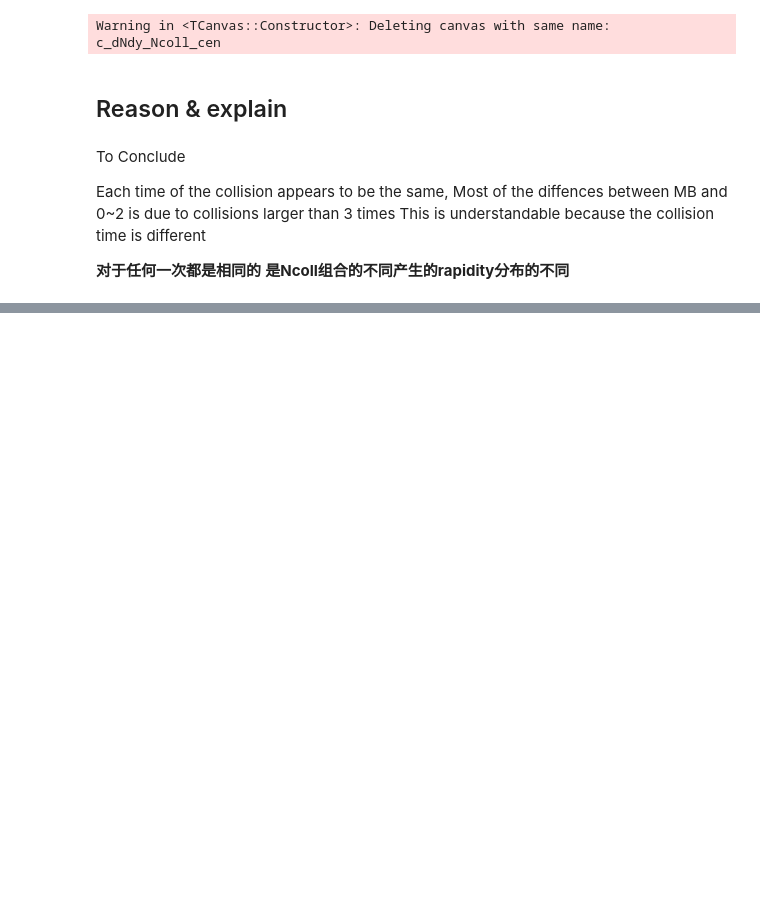
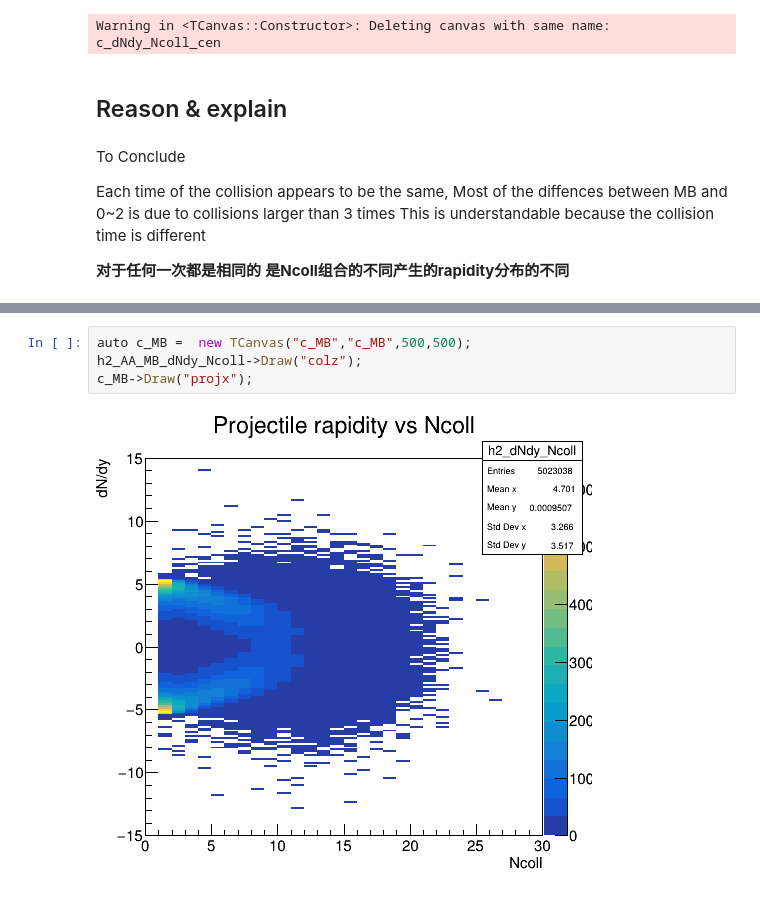
Before and after one commit to Castersorium/runglauber_BT, a Jupyter notebook: BT/JupyNotes/DrawHist_AA_Cpp.ipynb, the cells around one changed output, grey strips where cells are left out. Saved outputs shown, nothing was run; the diff lists cells and outputs as text; blank space fills up the shorter version.

```diff
--- a/BT/JupyNotes/DrawHist_AA_Cpp.ipynb
+++ b/BT/JupyNotes/DrawHist_AA_Cpp.ipynb
@@ -288,3 +288,9 @@ c_Ncoll_Compare_MB05->Draw();
 [interactive output not drawn]
 Warning in <TCanvas::Constructor>: Deleting canvas with same name: c_dNdy_Ncoll_Compare_MB05
 Warning in <TCanvas::Constructor>: Deleting canvas with same name: c_Ncoll_Compare_MB052
+# %%
+auto c_MB =  new TCanvas("c_MB","c_MB",500,500);
+h2_AA_MB_dNdy_Ncoll->Draw("colz");
+c_MB->Draw("projx");
+# %% [output]
+[figure, added]
```
Also changed, not shown: parts of 2 cells of this notebook, 3 other files.
